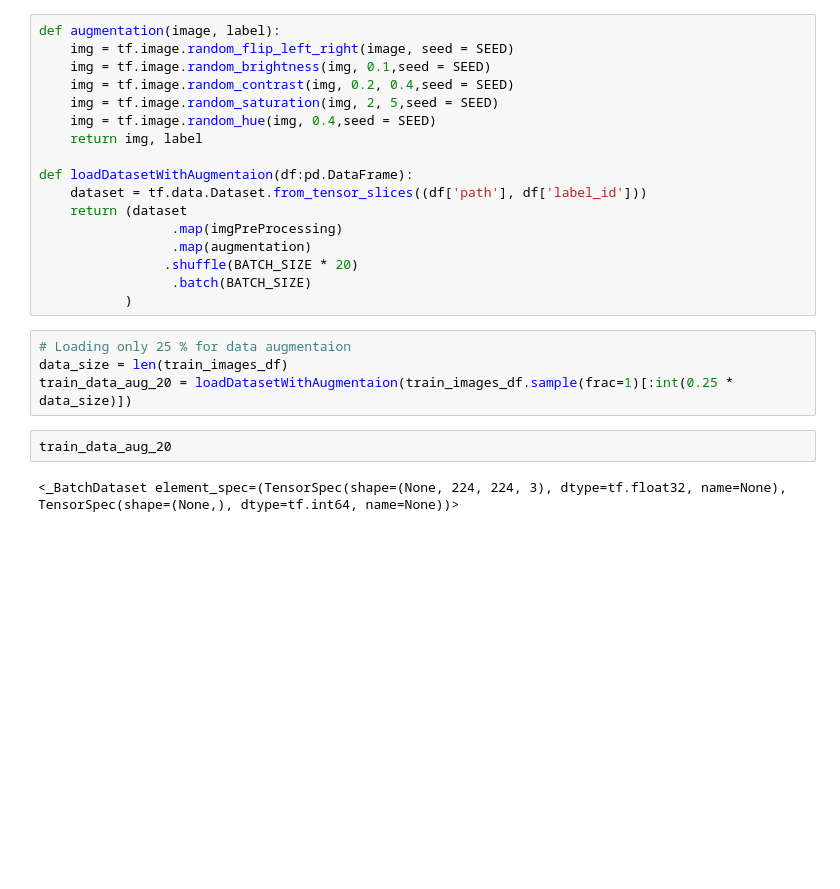
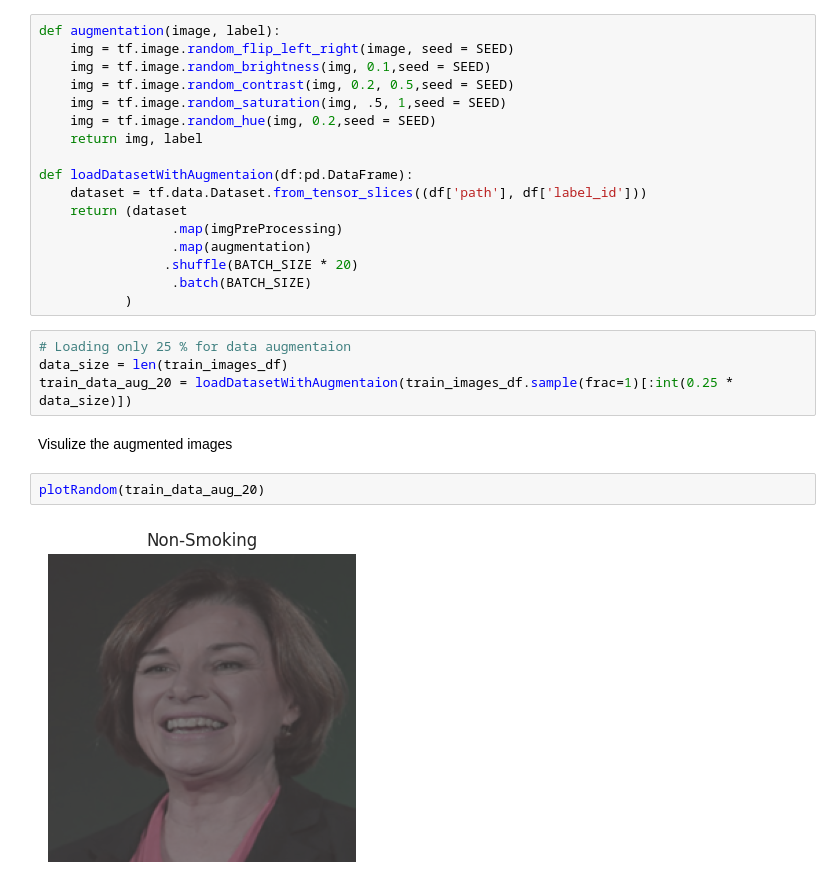
Before and after one commit to dibkb/tensorflow-udemy, a Jupyter notebook: dk-smoke-detection.ipynb, the cells around one changed output. Drawn from its saved outputs; the diff is of its cells as text; blank space fills up the shorter version.

```diff
--- a/dk-smoke-detection.ipynb
+++ b/dk-smoke-detection.ipynb
@@ -223,9 +223,9 @@ _________________________________________________________________
 def augmentation(image, label):
     img = tf.image.random_flip_left_right(image, seed = SEED)
     img = tf.image.random_brightness(img, 0.1,seed = SEED)
-    img = tf.image.random_contrast(img, 0.2, 0.4,seed = SEED)
-    img = tf.image.random_saturation(img, 2, 5,seed = SEED)
-    img = tf.image.random_hue(img, 0.4,seed = SEED)
+    img = tf.image.random_contrast(img, 0.2, 0.5,seed = SEED)
+    img = tf.image.random_saturation(img, .5, 1,seed = SEED)
+    img = tf.image.random_hue(img, 0.2,seed = SEED)
     return img, label
 
 def loadDatasetWithAugmentaion(df:pd.DataFrame):
@@ -240,7 +240,9 @@ def loadDatasetWithAugmentaion(df:pd.DataFrame):
 # Loading only 25 % for data augmentaion
 data_size = len(train_images_df)
 train_data_aug_20 = loadDatasetWithAugmentaion(train_images_df.sample(frac=1)[:int(0.25 * data_size)])
-# %%
-train_data_aug_20
-# %% [output]
-<_BatchDataset element_spec=(TensorSpec(shape=(None, 224, 224, 3), dtype=tf.float32, name=None), TensorSpec(shape=(None,), dtype=tf.int64, name=None))>
+# %% [markdown]
+Visulize the augmented images
+# %%
+plotRandom(train_data_aug_20)
+# %% [output]
+[figure, added]
```
Also changed, not shown: parts of 7 cells of this notebook.
